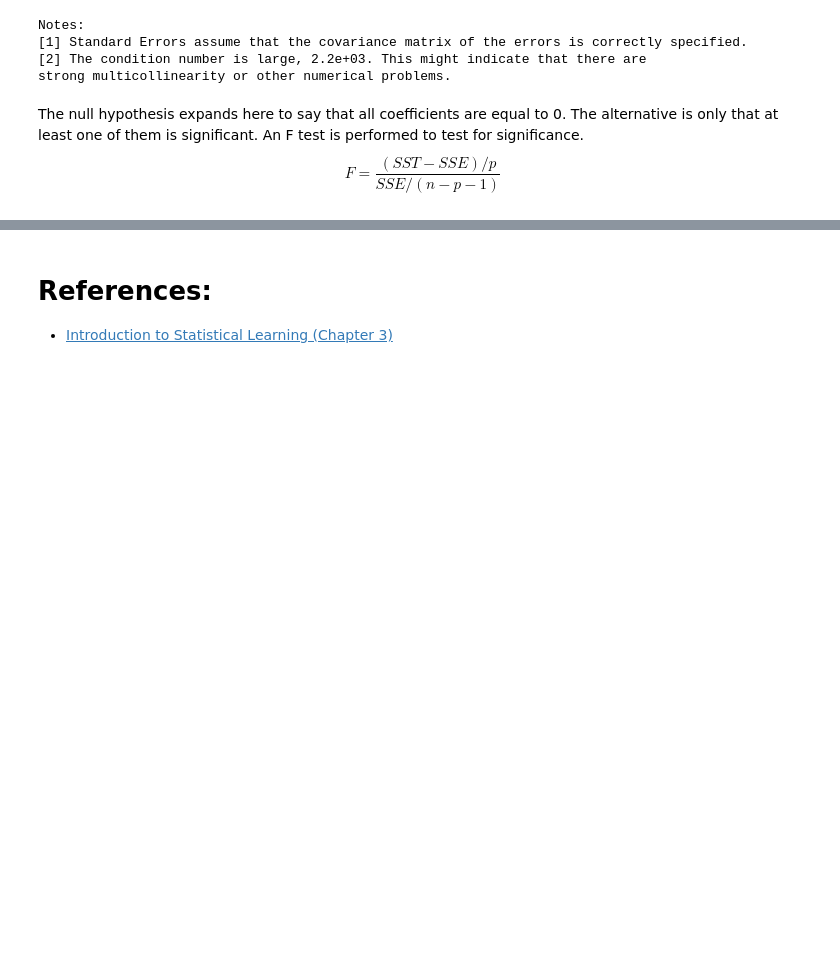
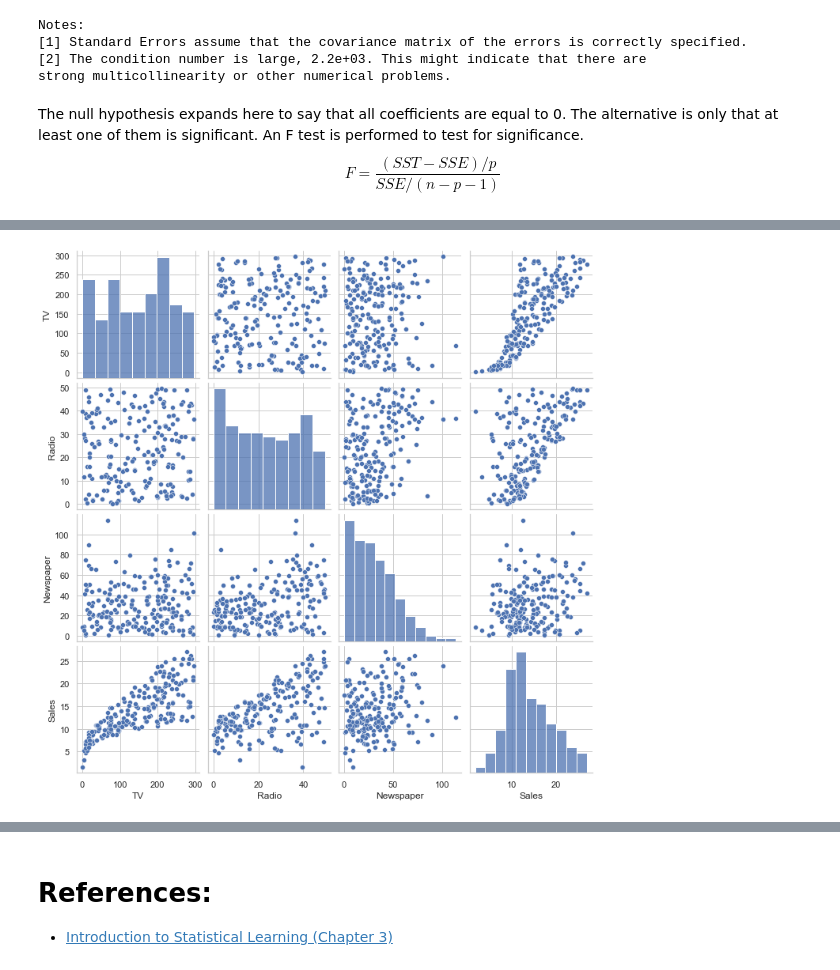
Before and after one commit to sheriffff/teaching-ironhack-data-madrid-2020, a Jupyter notebook: week_06/02-linear-regression.ipynb, the cells around one changed output, grey strips where cells are left out. Saved outputs shown, nothing was run; the diff lists cells and outputs as text; code cells hidden in the pictures; blank space fills up the shorter version.

```diff
--- a/week_06/02-linear-regression.ipynb
+++ b/week_06/02-linear-regression.ipynb
@@ -367,0 +370,2 @@ $$ F = \frac{(SST - SSE)/p}{SSE / (n - p - 1)}$$
+# %%
+df_adv = pd.read_csv('../datasets/Advertising.csv')
@@ -367,0 +378,4 @@ $$ F = \frac{(SST - SSE)/p}{SSE / (n - p - 1)}$$
+# %%
+sns.pairplot(df_adv);
+# %% [output]
+[figure, added]
```
Also changed, not shown: parts of 47 cells of this notebook.
